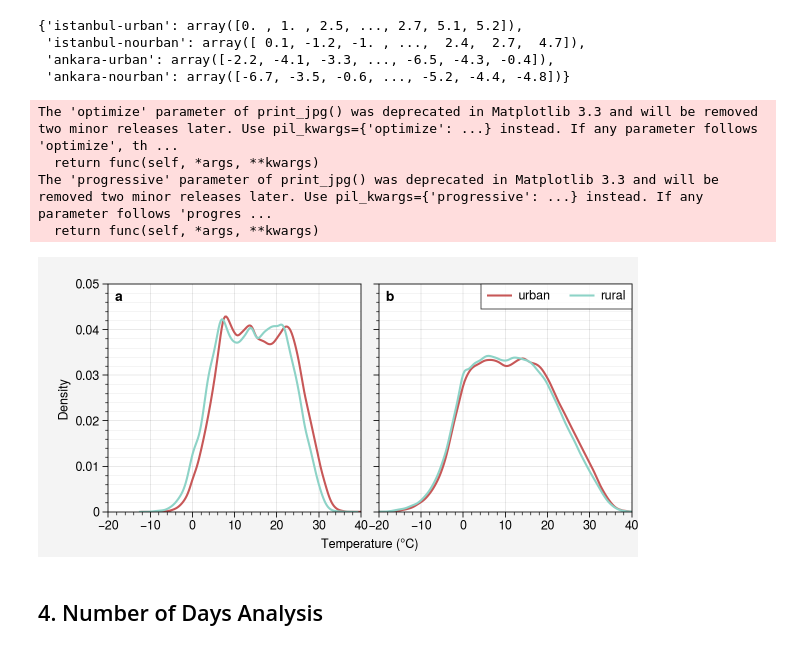
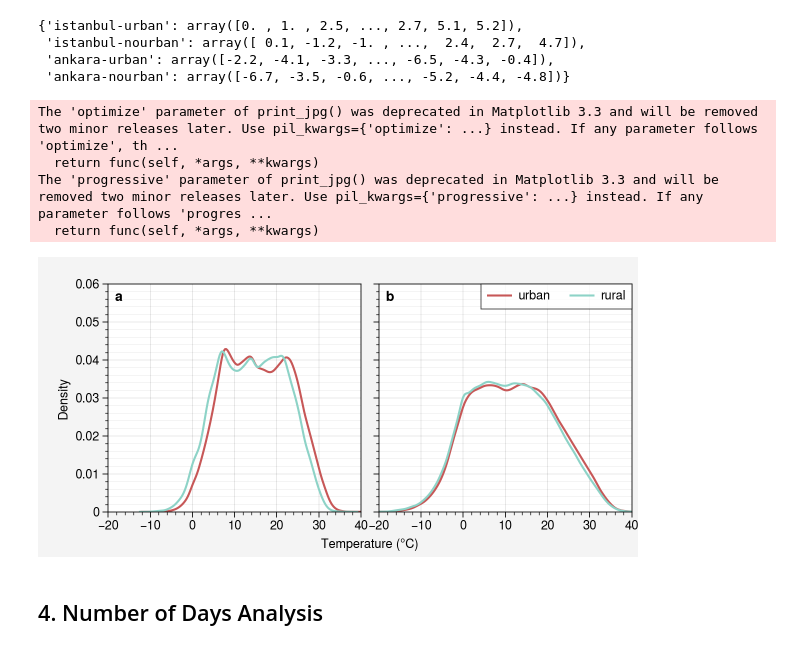
Before and after one commit to donmezkutay/ATMOS22-Paper-Codes, a Jupyter notebook: station_analysis.ipynb, the cells around one changed output. Cells and saved outputs as stored; diff of their text form; code cells hidden in the pictures.

```diff
--- a/station_analysis.ipynb
+++ b/station_analysis.ipynb
@@ -223,35 +223,35 @@ for i, province in enumerate(provinces):
     # flatten and make a list out of the xarray datasets before plotting
     flatten_data_urban = data_lu_dict[province + '-' + 'urban']
     flatten_data_rural = data_lu_dict[province + '-' + 'nourban']
 
     sns.kdeplot(flatten_data_urban, ax=axs[i],
                 color=color_map['urban'],
                 label='urban', legend=True)
     sns.kdeplot(flatten_data_rural, ax=axs[i],
                 color=color_map['rural'],
                 label='rural', legend=True)
 
 # format subfigures
 for i in range(2):
     axs[i].format(ylabel='Density', xlabel='Temperature (°C)',
                   ygridminor=True, ygrid=True, #title=provinces[i],
-                  titleloc='ll', xrotation=0, xlim=(-20, 40), ylim=(0, 0.05),
+                  titleloc='ll', xrotation=0, xlim=(-20, 40), ylim=(0, 0.06),
                   xlocator=proplot.arange(-20, 40, 10))
 
 # format whole figure
 axs.format(abcloc='ul', abc=True,)
 axs[1].legend()
 
 # savefig
 plt.savefig(fr'pictures/obs_pdf_fig.jpeg',
             bbox_inches='tight', optimize=False,
             progressive=True, dpi=1000)
 # %% [output]
 The 'optimize' parameter of print_jpg() was deprecated in Matplotlib 3.3 and will be removed two minor releases later. Use pil_kwargs={'optimize': ...} instead. If any parameter follows 'optimize', th ...
   return func(self, *args, **kwargs)
 The 'progressive' parameter of print_jpg() was deprecated in Matplotlib 3.3 and will be removed two minor releases later. Use pil_kwargs={'progressive': ...} instead. If any parameter follows 'progres ...
   return func(self, *args, **kwargs)
-[figure, old version]
+[figure, new version]
 # %% [markdown]
 ## 4. Number of Days Analysis
 # %%
```
Also changed, not shown: 4 other files.
